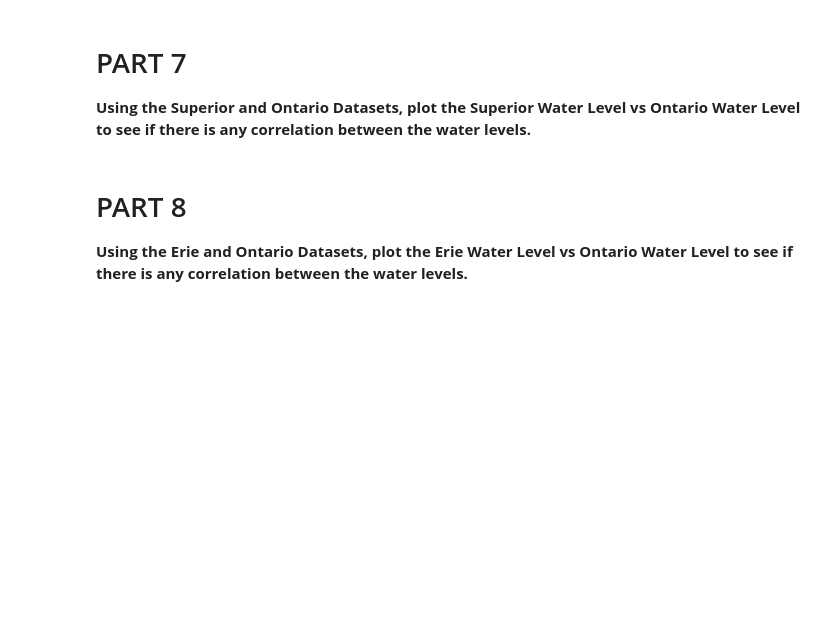
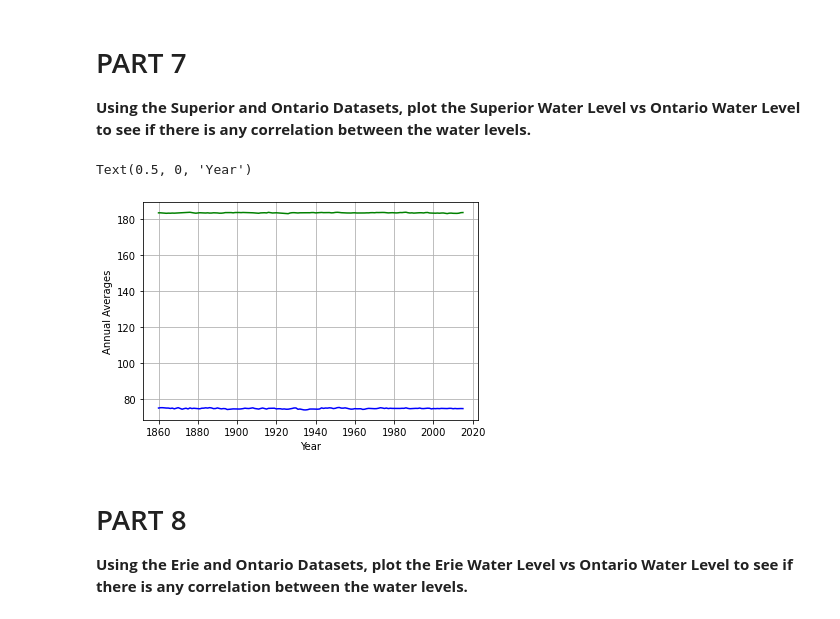
Before and after one commit to mitch944/CMSE202_Git_Started, a Jupyter notebook: Great_Lakes_and_Grand_River.ipynb, the cells around one changed output. Drawn from its saved outputs; the diff is of its cells as text; code cells hidden in the pictures; blank space fills up the shorter version.

```diff
--- a/Great_Lakes_and_Grand_River.ipynb
+++ b/Great_Lakes_and_Grand_River.ipynb
@@ -47,7 +47,7 @@ import matplotlib.pyplot as plt
 import numpy as np
 import pandas as pd
 
-sup_date, sup_level = np.loadtxt("sup.csv", usecols = (0,1), unpack = True, skiprows = 1, delimiter=',')
+sup_date, sup_level = np.loadtxt("data/sup.csv", usecols = (0,1), unpack = True, skiprows = 1, delimiter=',')
 
 plt.plot(sup_date, sup_level)
 plt.xlabel("Year")
@@ -111,3 +109,17 @@ Text(0.5, 0, 'time (years)')
+# %%
+# Insert Code Here
+import numpy as np
+import matplotlib.pyplot as plt
+ont_dates, ont_levels = np.loadtxt("data/ont.csv", usecols = (0,1), unpack = True, skiprows = 1, delimiter=',')
+
+plt.plot(ont_dates, ont_levels, "b")
+plt.plot(sup_date, sup_level, "g")
+plt.grid()
+plt.ylabel("Annual Averages")
+plt.xlabel("Year")
+# %% [output]
+Text(0.5, 0, 'Year')
+[figure, added]
 # %% [markdown]
 # PART 8
 
```
Also changed, not shown: parts of 1 cell of this notebook.
